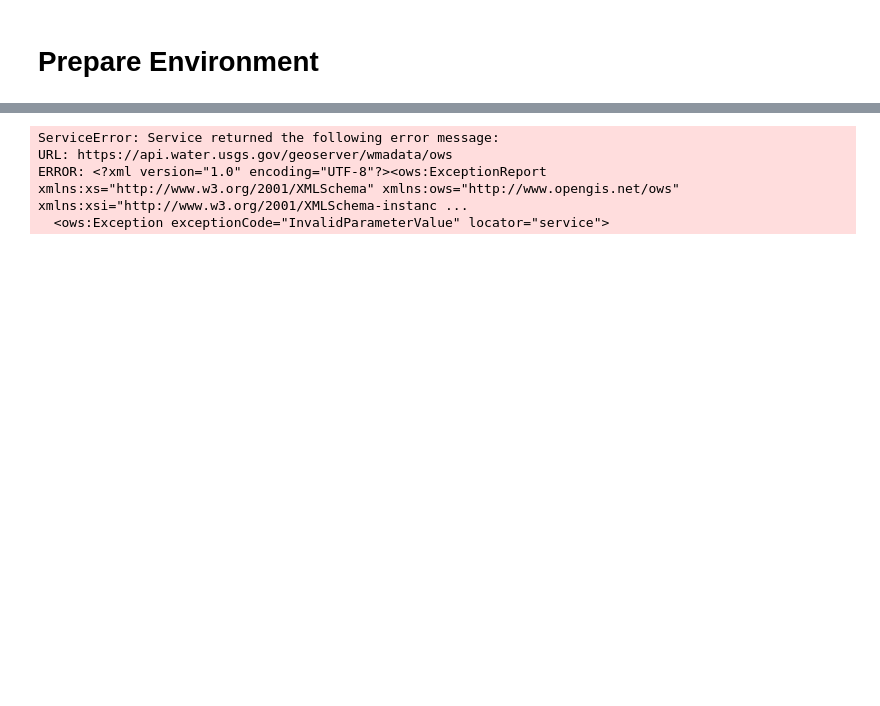
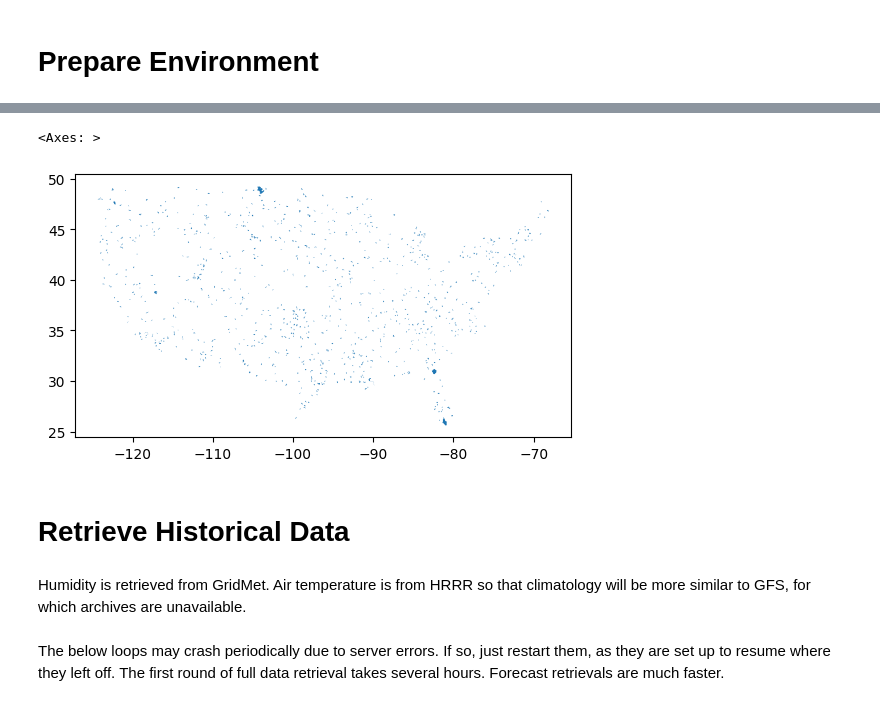
Before and after one commit to mines-ciroh/natl-temp-forecast, a Jupyter notebook: forecast.ipynb, the cells around one changed output, grey strips where cells are left out. Saved outputs shown, nothing was run; the diff lists cells and outputs as text; code cells hidden in the pictures; blank space fills up the shorter version.

Commit message:
Data retrieval partially drafted

```diff
--- a/forecast.ipynb
+++ b/forecast.ipynb
@@ -20,8 +22,35 @@ By default, the forecast runs for 1,000 HUC-12 pour points sampled from across t
 sitefile = "forecast_points.json"
 run_sites = not os.path.exists(sitefile)
 # %%
+def try_and_sleep(f):
+    sleep(5)
+    try:
+        return f()
+    except:
+        return None
+
+# Wait between calls because otherwise it tends to overload the API
 if run_sites:
-    huc8 = WaterData("wbd08")
+    huc6 = WaterData("wbd06")
     huc12 = WaterData("wbd12")
-    all_huc8 = huc.bybox((-125, 25, -65, 50))
-    huc8_samp = all_huc8.sample(n=1000)
+    all_huc6 = huc6.bybox((-125, 25, -65, 50))
+    huc12_samp = pd.concat([
+        try_and_sleep(lambda: huc12.bygeom(x.geometry).sample(n=50)) # get extra samples because some will crash
+        for x in all_huc6.itertuples()
+    ]).sample(n=1200)
+    pps = NLDI().getfeature_byid("huc12pp", huc12_samp["huc12"])
+    geodata = (huc12_samp.loc[:, ["geometry", "huc12", "areasqkm"]].
+        rename(columns={"huc12": "id", "areasqkm": "area"}).
+        merge(
+            pd.DataFrame({
+                "id": pps["identifier"],
+                "lat": pps.geometry.y,
+                "lon": pps.geometry.x
+            }),
+            on="id"
+        )).dropna().sample(1000)
+    geodata.loc[:, "area"] = geodata["area"] * 1e6 # km2 -> m2
+    geodata.to_file(sitefile)
+
+else:
+    geodata = gpd.read_file(sitefile)
@@ -32,10 +57,11 @@ huc12 = WaterData("wbd12")
-# %%
-huc12_samp = pd.concat([
-    huc12.bygeom(x.geometry).sample(n=1)
-    for x in huc8_samp.itertuples()
-])
-# %% [output]
-ServiceError: Service returned the following error message:
-URL: https://api.water.usgs.gov/geoserver/wmadata/ows
-ERROR: <?xml version="1.0" encoding="UTF-8"?><ows:ExceptionReport xmlns:xs="http://www.w3.org/2001/XMLSchema" xmlns:ows="http://www.opengis.net/ows" xmlns:xsi="http://www.w3.org/2001/XMLSchema-instanc ...
-  <ows:Exception exceptionCode="InvalidParameterValue" locator="service">
+# %%
+geodata.plot()
+# %% [output]
+<Axes: >
+[figure, added]
+# %% [markdown]
+# Retrieve Historical Data
+# %% [markdown]
+Humidity is retrieved from GridMet. Air temperature is from HRRR so that climatology will be more similar to GFS, for which archives are unavailable.
+# %% [markdown]
+The below loops may crash periodically due to server errors. If so, just restart them, as they are set up to resume where they left off. The first round of full data retrieval takes several hours. Forecast retrievals are much faster.
```
Also changed, not shown: parts of 8 cells of this notebook.
